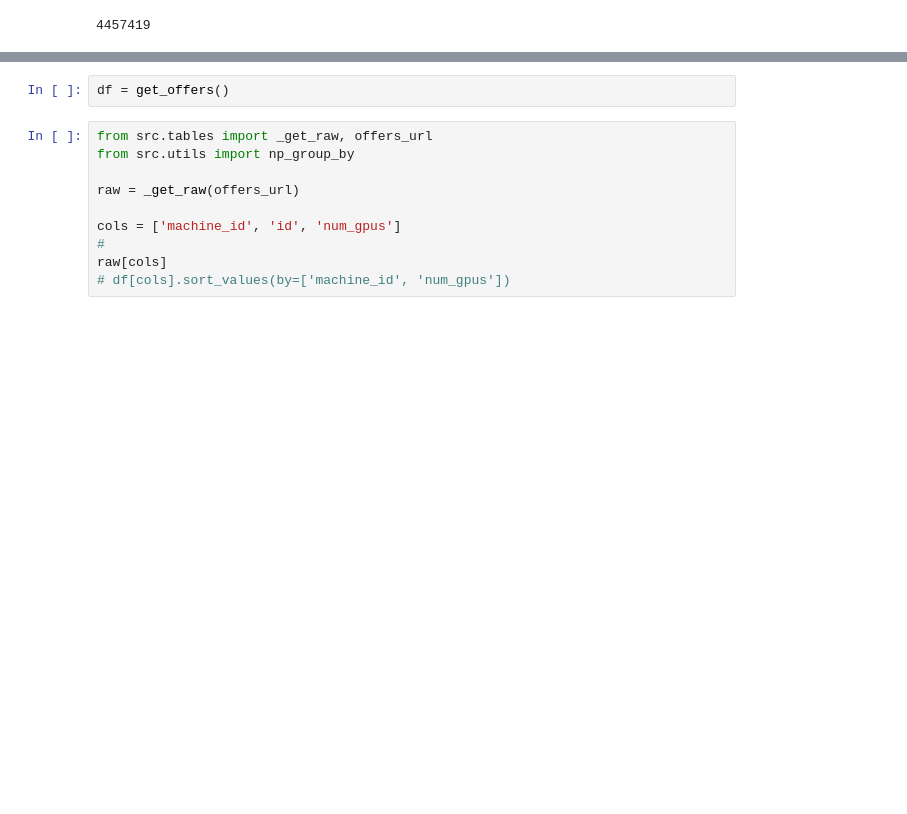
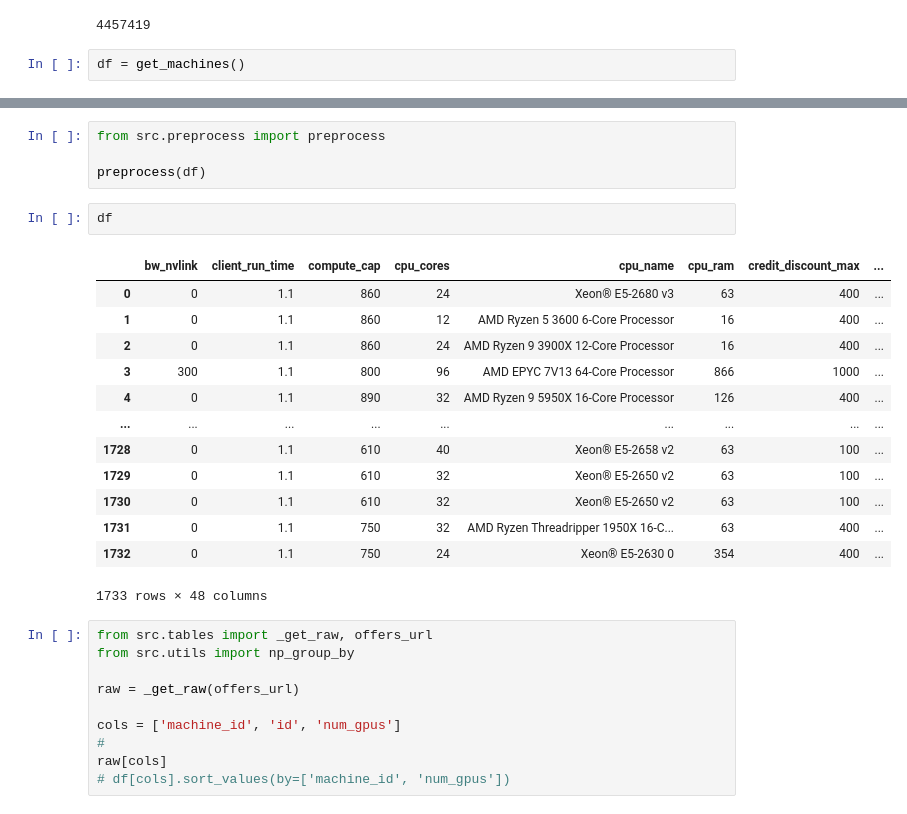
Before and after one commit to alkorolyov/vast-stats, a Jupyter notebook: notebooks/10 - tests.ipynb, the cells around one changed output, grey strips where cells are left out. Drawn from its saved outputs; the diff is of its cells as text; blank space fills up the shorter version.

```diff
--- a/notebooks/10 - tests.ipynb
+++ b/notebooks/10 - tests.ipynb
@@ -252,3 +269,5 @@ len(r.text)
 CPU times: total: 0 ns
 Wall time: 3 ms
 4457419
+# %%
+df = get_machines()
@@ -255,5 +294,23 @@ Wall time: 3 ms
+# %%
+from src.preprocess import preprocess
+
+preprocess(df)
 # %%
-df = get_offers()
+df
+# %% [output]
+|  | bw_nvlink | client_run_time | compute_cap | cpu_cores | cpu_name | cpu_ram | credit_discount_max | ... |
+| 0 | 0 | 1.1 | 860 | 24 | Xeon® E5-2680 v3 | 63 | 400 | ... |
+| 1 | 0 | 1.1 | 860 | 12 | AMD Ryzen 5 3600 6-Core Processor | 16 | 400 | ... |
+| 2 | 0 | 1.1 | 860 | 24 | AMD Ryzen 9 3900X 12-Core Processor | 16 | 400 | ... |
+| 3 | 300 | 1.1 | 800 | 96 | AMD EPYC 7V13 64-Core Processor | 866 | 1000 | ... |
+| 4 | 0 | 1.1 | 890 | 32 | AMD Ryzen 9 5950X 16-Core Processor | 126 | 400 | ... |
+| ... | ... | ... | ... | ... | ... | ... | ... | ... |
+| 1728 | 0 | 1.1 | 610 | 40 | Xeon® E5-2658 v2 | 63 | 100 | ... |
+| 1729 | 0 | 1.1 | 610 | 32 | Xeon® E5-2650 v2 | 63 | 100 | ... |
+| 1730 | 0 | 1.1 | 610 | 32 | Xeon® E5-2650 v2 | 63 | 100 | ... |
+| 1731 | 0 | 1.1 | 750 | 32 | AMD Ryzen Threadripper 1950X 16-C... | 63 | 400 | ... |
+| 1732 | 0 | 1.1 | 750 | 24 | Xeon® E5-2630 0 | 354 | 400 | ... |
+1733 rows × 48 columns
 # %%
 from src.tables import _get_raw, offers_url
 from src.utils import np_group_by
```
Also changed, not shown: parts of 10 cells of this notebook, 12 other files.
